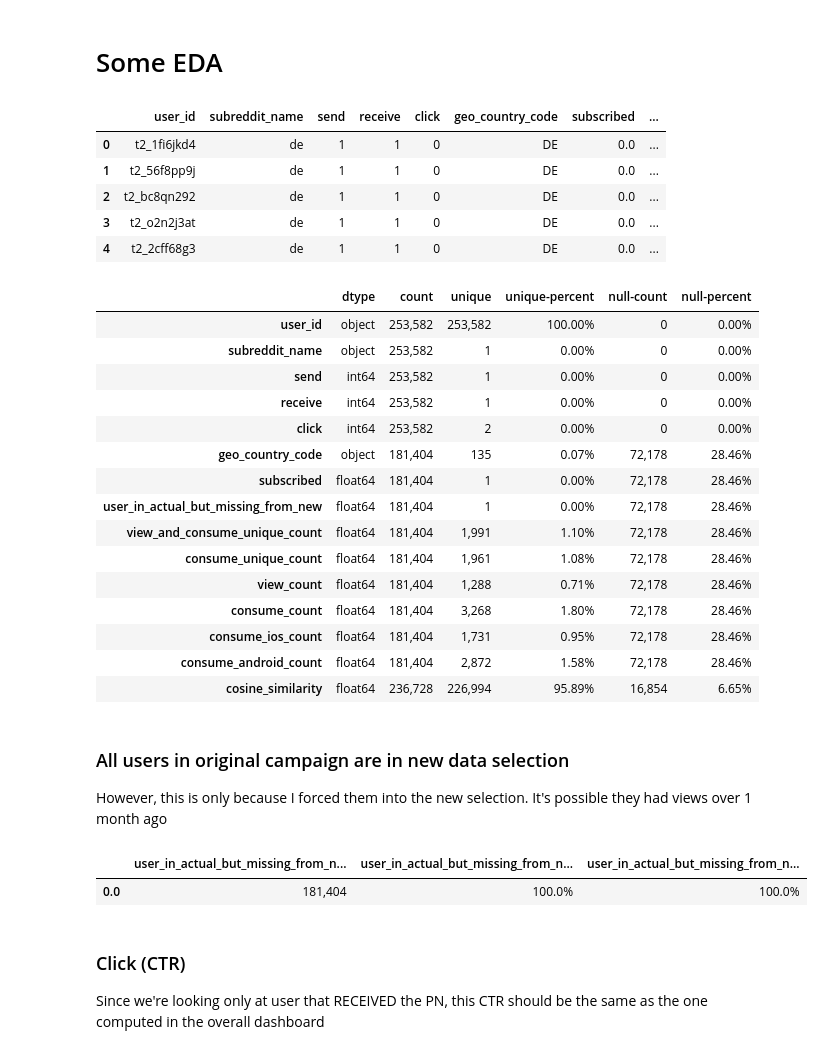
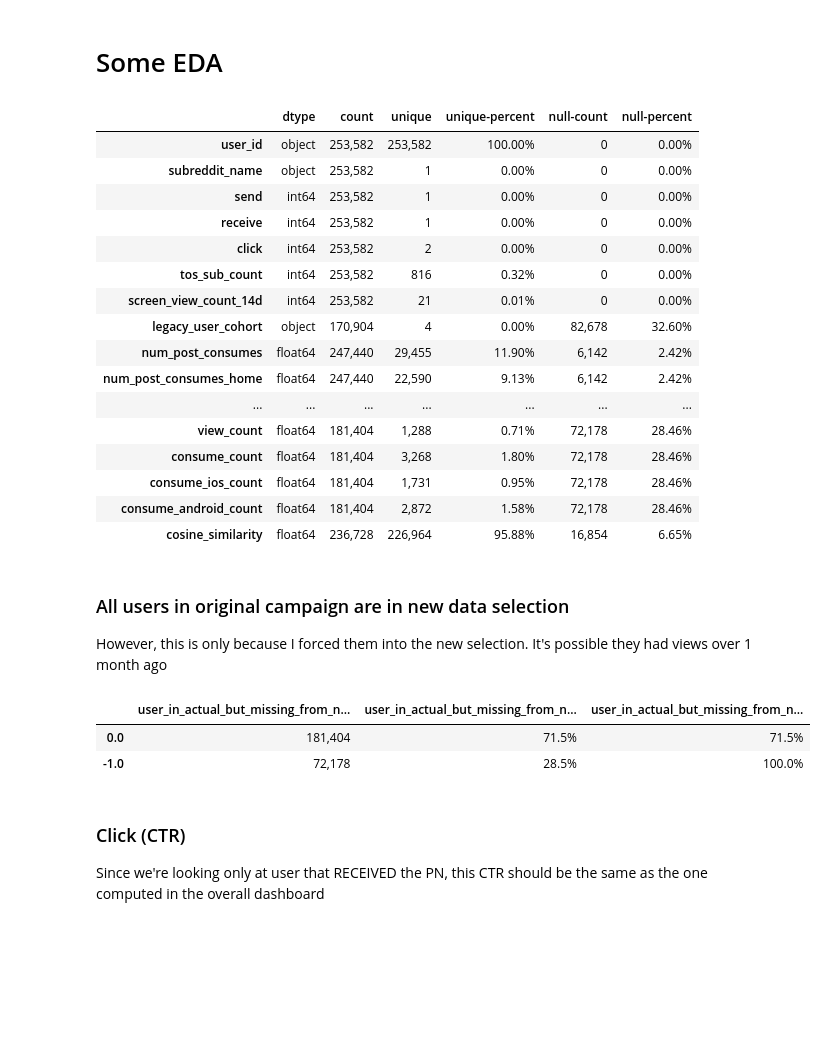
Before and after one commit to nazanin-zinouri/subclu, a Jupyter notebook: notebooks/pn_modeling/djb_03.00-2023-04-17-get_training_data_and_run_baseline_models.ipynb, the cells around one changed output. Drawn from its saved outputs; the diff is of its cells as text; code cells hidden in the pictures; blank space fills up the shorter version.

Commit message:
Update baseline single model

```diff
--- a/notebooks/pn_modeling/djb_03.00-2023-04-17-get_training_data_and_run_baseline_models.ipynb
+++ b/notebooks/pn_modeling/djb_03.00-2023-04-17-get_training_data_and_run_baseline_models.ipynb
@@ -131,6 +132,6 @@ print(path_this_model)
 # %%
-path_ann_df = Path("/home/jupyter/subreddit_clustering_i18n/data/models/pn_model/pn_manual_test_2023-04-18_224701")
-f_ann_df = str(path_ann_df / 'df_ann_*.parquet')
+path_ann_df = Path("/home/jupyter/subreddit_clustering_i18n/data/models/pn_model/pn_manual_test_2023-04-19_172950")
+f_ann_df = str(path_ann_df / "df_ann_distance_to_target-10533999_5.parquet")
 # %%
 !ls $path_ann_df
 # %% [output]
@@ -351,14 +397,5 @@ Wall time: 14.9 s
 # %% [markdown]
 # Some EDA
-# %%
-df_train.head()
-# %% [output]
-|  | user_id | subreddit_name | send | receive | click | geo_country_code | subscribed | ... |
-| 0 | t2_1fi6jkd4 | de | 1 | 1 | 0 | DE | 0.0 | ... |
-| 1 | t2_56f8pp9j | de | 1 | 1 | 0 | DE | 0.0 | ... |
-| 2 | t2_bc8qn292 | de | 1 | 1 | 0 | DE | 0.0 | ... |
-| 3 | t2_o2n2j3at | de | 1 | 1 | 0 | DE | 0.0 | ... |
-| 4 | t2_2cff68g3 | de | 1 | 1 | 0 | DE | 0.0 | ... |
 # %%
 counts_describe(df_train)
 # %% [output]
@@ -368,29 +405,31 @@ counts_describe(df_train)
 | send | int64 | 253,582 | 1 | 0.00% | 0 | 0.00% |
 | receive | int64 | 253,582 | 1 | 0.00% | 0 | 0.00% |
 | click | int64 | 253,582 | 2 | 0.00% | 0 | 0.00% |
-| geo_country_code | object | 181,404 | 135 | 0.07% | 72,178 | 28.46% |
-| subscribed | float64 | 181,404 | 1 | 0.00% | 72,178 | 28.46% |
-| user_in_actual_but_missing_from_new | float64 | 181,404 | 1 | 0.00% | 72,178 | 28.46% |
-| view_and_consume_unique_count | float64 | 181,404 | 1,991 | 1.10% | 72,178 | 28.46% |
-| consume_unique_count | float64 | 181,404 | 1,961 | 1.08% | 72,178 | 28.46% |
+| tos_sub_count | int64 | 253,582 | 816 | 0.32% | 0 | 0.00% |
+| screen_view_count_14d | int64 | 253,582 | 21 | 0.01% | 0 | 0.00% |
+| legacy_user_cohort | object | 170,904 | 4 | 0.00% | 82,678 | 32.60% |
+| num_post_consumes | float64 | 247,440 | 29,455 | 11.90% | 6,142 | 2.42% |
+| num_post_consumes_home | float64 | 247,440 | 22,590 | 9.13% | 6,142 | 2.42% |
+| ... | ... | ... | ... | ... | ... | ... |
 | view_count | float64 | 181,404 | 1,288 | 0.71% | 72,178 | 28.46% |
 | consume_count | float64 | 181,404 | 3,268 | 1.80% | 72,178 | 28.46% |
 | consume_ios_count | float64 | 181,404 | 1,731 | 0.95% | 72,178 | 28.46% |
 | consume_android_count | float64 | 181,404 | 2,872 | 1.58% | 72,178 | 28.46% |
-| cosine_similarity | float64 | 236,728 | 226,994 | 95.89% | 16,854 | 6.65% |
+| cosine_similarity | float64 | 236,728 | 226,964 | 95.88% | 16,854 | 6.65% |
 # %% [markdown]
 ### All users in original campaign are in new data selection
 
 However, this is only because I forced them into the new selection. It's possible they had views over 1 month ago
 # %%
 value_counts_and_pcts(
-    df_train['user_in_actual_but_missing_from_new'].dropna(),
+    df_train['user_in_actual_but_missing_from_new'].fillna(-1),
     sort_index=True,
     top_n=None,
 )
 # %% [output]
 |  | user_in_actual_but_missing_from_n... | user_in_actual_but_missing_from_n... | user_in_actual_but_missing_from_n... |
-| 0.0 | 181,404 | 100.0% | 100.0% |
+| 0.0 | 181,404 | 71.5% | 71.5% |
+| -1.0 | 72,178 | 28.5% | 100.0% |
 # %% [markdown]
 ### Click (CTR)
 Since we're looking only at user that RECEIVED the PN, this CTR should be the same as the one computed in the overall dashboard
```
Also changed, not shown: parts of 112 cells of this notebook.
